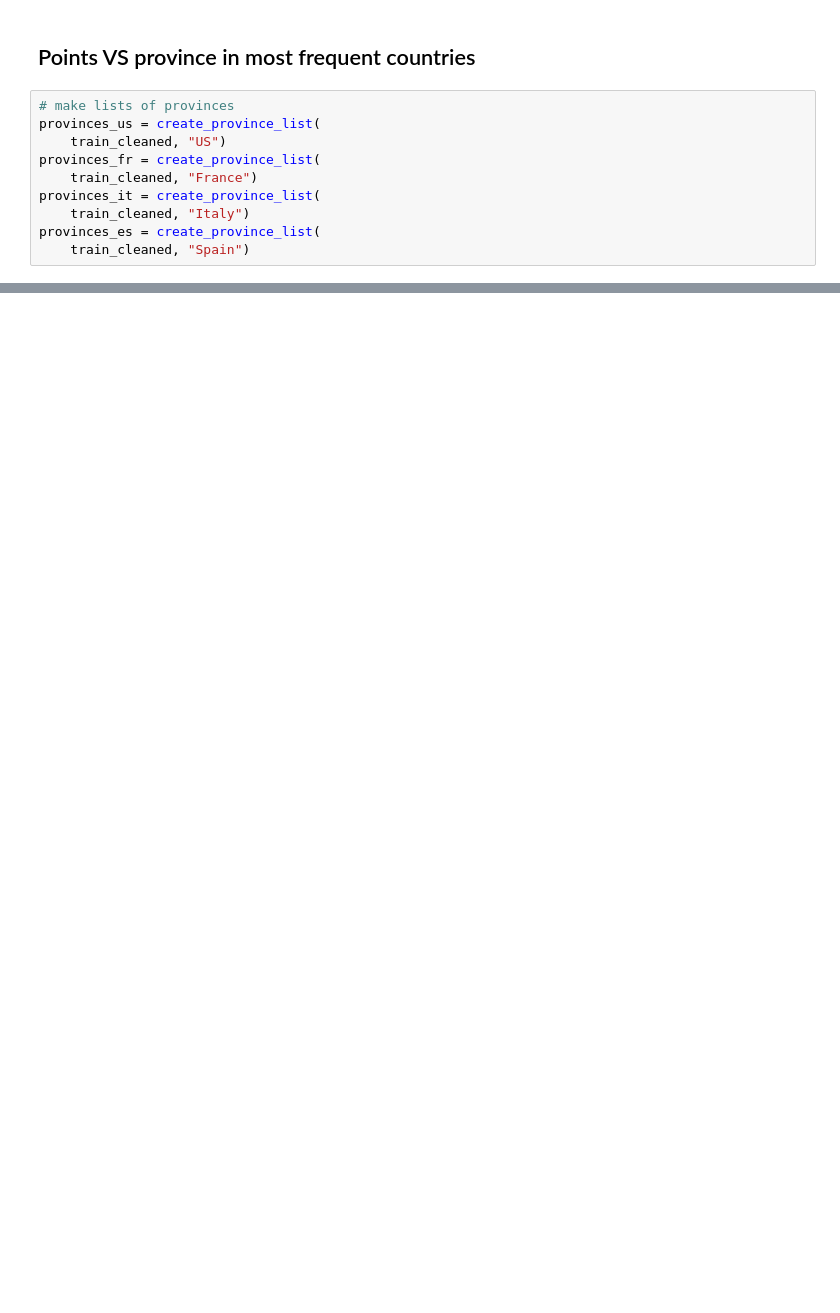
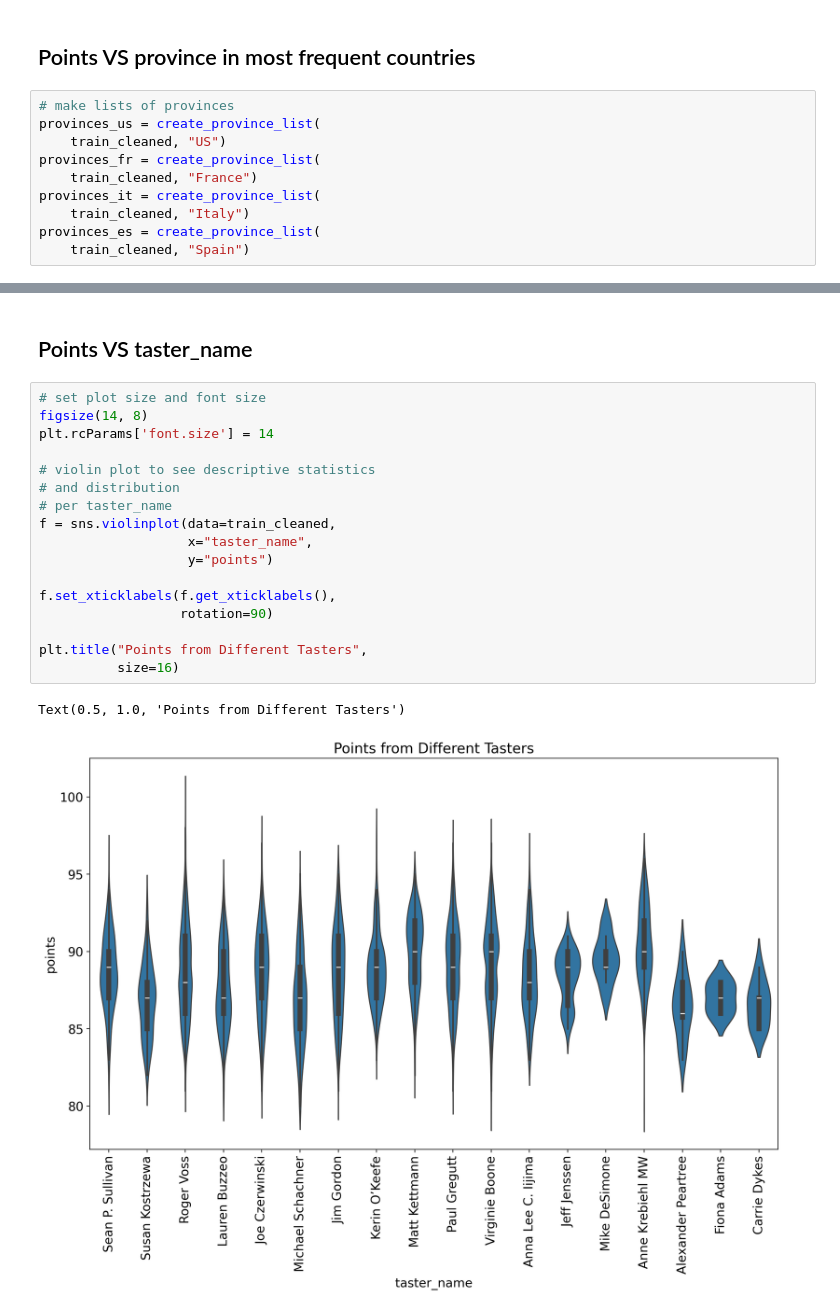
Before and after one commit to Uemerson/building-an-automated-machine-learning-pipeline, a Jupyter notebook: notebooks/WineRatingPredictor-1.ipynb, the cells around one changed output, grey strips where cells are left out. Drawn from its saved outputs; the diff is of its cells as text; blank space fills up the shorter version.

Commit message:
feat: add Points VS taster_name subsection to notebook

```diff
--- a/notebooks/WineRatingPredictor-1.ipynb
+++ b/notebooks/WineRatingPredictor-1.ipynb
@@ -662,0 +666,22 @@ plot_distribution(train_cleaned, "points",
+# %% [markdown]
+## Points VS taster_name
+# %%
+# set plot size and font size
+figsize(14, 8)
+plt.rcParams['font.size'] = 14
+
+# violin plot to see descriptive statistics
+# and distribution
+# per taster_name
+f = sns.violinplot(data=train_cleaned,
+                   x="taster_name",
+                   y="points")
+
+f.set_xticklabels(f.get_xticklabels(),
+                  rotation=90)
+
+plt.title("Points from Different Tasters",
+          size=16)
+# %% [output]
+Text(0.5, 1.0, 'Points from Different Tasters')
+[figure, added]
```
Also changed, not shown: parts of 4 cells of this notebook.
